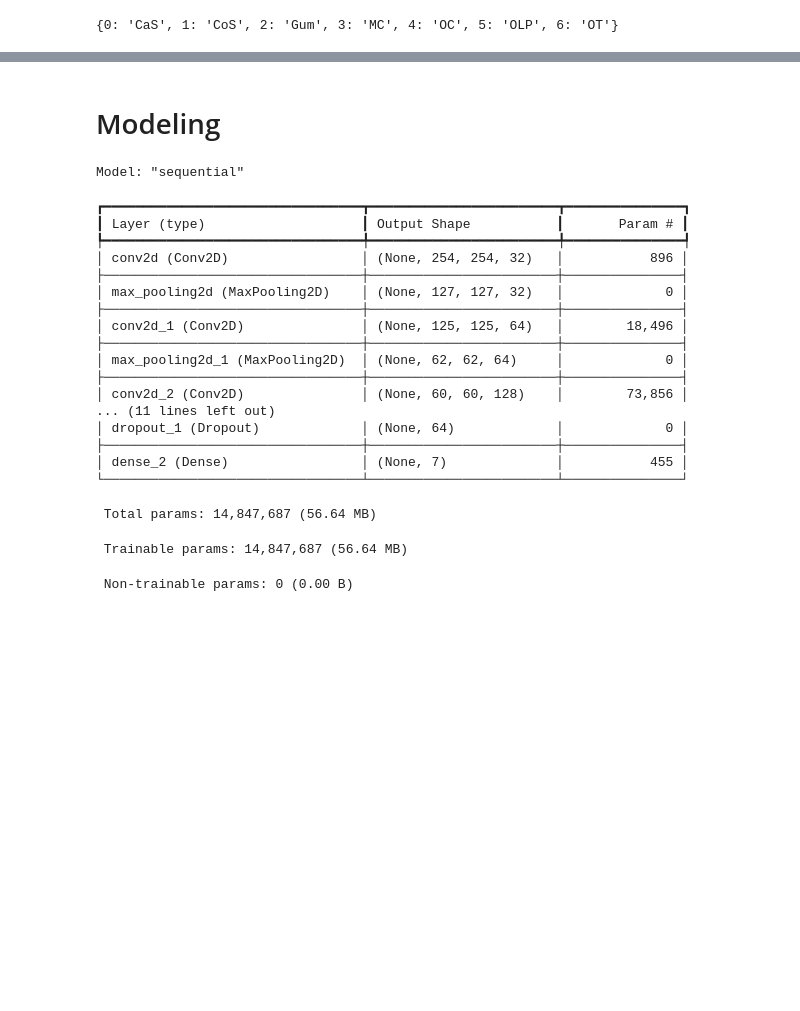
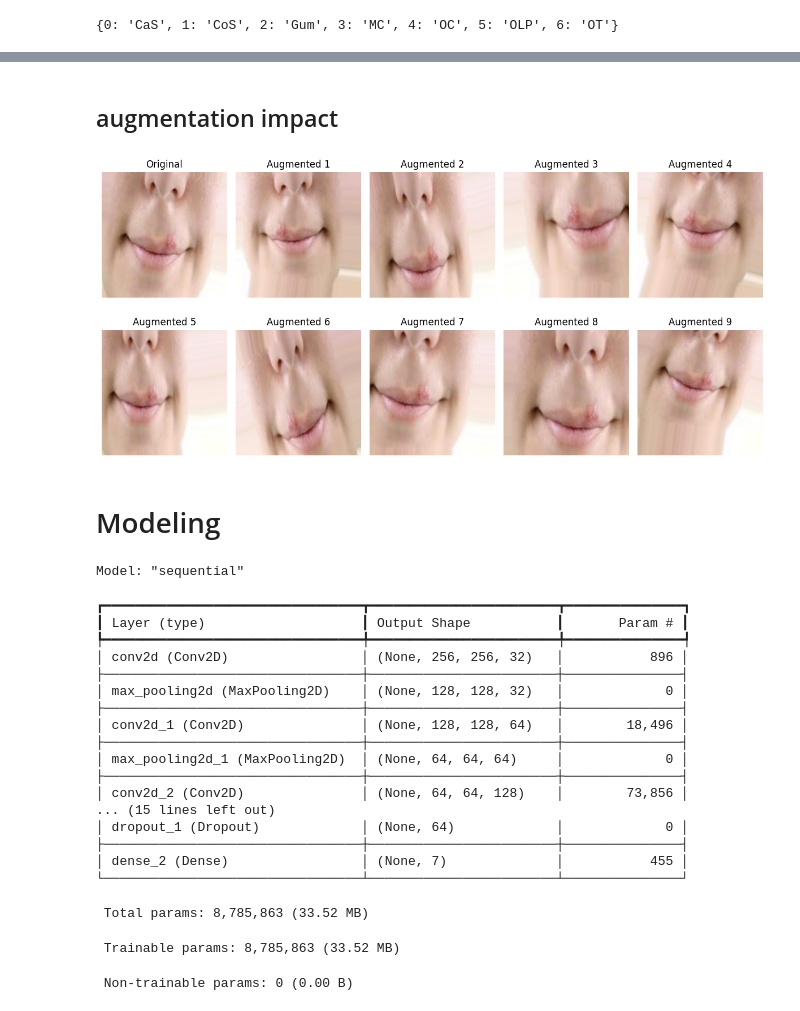
Before and after one commit to Alaawael3/Teeth_Disease, a Jupyter notebook: teethDisease_v1.ipynb, the cells around one changed output, grey strips where cells are left out. Cells and saved outputs as stored; diff of their text form; code cells hidden in the pictures; blank space fills up the shorter version.

```diff
--- a/teethDisease_v1.ipynb
+++ b/teethDisease_v1.ipynb
@@ -203,13 +251,54 @@ for image_batch, labels_batch in train:
+# %% [markdown]
+## augmentation impact
+# %%
+#  Step 1: Get one image path manually from train_dir
+# Assume subfolder structure: train_dir/class_name/image.jpg
+class_folder = os.listdir(train_dir)[1]  # Pick the first class
+image_name = os.listdir(os.path.join(train_dir, class_folder))[1]  # First image in that class
+img_path = os.path.join(train_dir, class_folder, image_name)
+
+# Step 2: Load image and convert to array
+original_img = load_img(img_path, target_size=(256, 256))
+img_array = img_to_array(original_img)
+img_array = np.expand_dims(img_array, axis=0)  # Make it batch-like
+
+# Step 3: Use your train_gen for augmentation
+augmented_generator = train_gen.flow(
+    img_array,
+    batch_size=1
+)
+
+# Step 4: Plot original + 9 augmented images
+plt.figure(figsize=(12, 6))
+
+plt.subplot(2, 5, 1)
+plt.imshow(original_img)
+plt.title("Original")
+plt.axis('off')
+
+for i in range(9):
+    aug_img = next(augmented_generator)[0]
+    plt.subplot(2, 5, i + 2)
+    plt.imshow(aug_img)
+    plt.title(f'Augmented {i+1}')
+    plt.axis('off')
+
+plt.tight_layout()
+plt.show()
+# %% [output]
+[figure, added]
 # %% [markdown]
 # Modeling
 # %%
 model=Sequential([
     Input(shape=(256,256,3)),
-    Conv2D(32,3,activation='relu'),
+    Conv2D(32,3,activation='relu',padding='same'),
     MaxPooling2D(),
-    Conv2D(64,3,activation='relu'),
+    Conv2D(64,3,activation='relu',padding='same'),
     MaxPooling2D(),
-    Conv2D(128,3,activation='relu'),
+    Conv2D(128,3,activation='relu',padding='same'),
+    MaxPooling2D(),
+    Conv2D(256,3,activation='relu',padding='same'),
     MaxPooling2D(),
     Flatten(),
     Dense(128,activation='relu'),
@@ -225,22 +314,22 @@ Model: "sequential"
 ┏━━━━━━━━━━━━━━━━━━━━━━━━━━━━━━━━━┳━━━━━━━━━━━━━━━━━━━━━━━━┳━━━━━━━━━━━━━━━┓
 ┃ Layer (type)                    ┃ Output Shape           ┃       Param # ┃
 ┡━━━━━━━━━━━━━━━━━━━━━━━━━━━━━━━━━╇━━━━━━━━━━━━━━━━━━━━━━━━╇━━━━━━━━━━━━━━━┩
-│ conv2d (Conv2D)                 │ (None, 254, 254, 32)   │           896 │
+│ conv2d (Conv2D)                 │ (None, 256, 256, 32)   │           896 │
 ├─────────────────────────────────┼────────────────────────┼───────────────┤
-│ max_pooling2d (MaxPooling2D)    │ (None, 127, 127, 32)   │             0 │
+│ max_pooling2d (MaxPooling2D)    │ (None, 128, 128, 32)   │             0 │
 ├─────────────────────────────────┼────────────────────────┼───────────────┤
-│ conv2d_1 (Conv2D)               │ (None, 125, 125, 64)   │        18,496 │
+│ conv2d_1 (Conv2D)               │ (None, 128, 128, 64)   │        18,496 │
 ├─────────────────────────────────┼────────────────────────┼───────────────┤
-│ max_pooling2d_1 (MaxPooling2D)  │ (None, 62, 62, 64)     │             0 │
+│ max_pooling2d_1 (MaxPooling2D)  │ (None, 64, 64, 64)     │             0 │
 ├─────────────────────────────────┼────────────────────────┼───────────────┤
-│ conv2d_2 (Conv2D)               │ (None, 60, 60, 128)    │        73,856 │
-... (11 lines left out)
+│ conv2d_2 (Conv2D)               │ (None, 64, 64, 128)    │        73,856 │
+... (15 lines left out)
 │ dropout_1 (Dropout)             │ (None, 64)             │             0 │
 ├─────────────────────────────────┼────────────────────────┼───────────────┤
 │ dense_2 (Dense)                 │ (None, 7)              │           455 │
 └─────────────────────────────────┴────────────────────────┴───────────────┘
- Total params: 14,847,687 (56.64 MB)
+ Total params: 8,785,863 (33.52 MB)
- Trainable params: 14,847,687 (56.64 MB)
+ Trainable params: 8,785,863 (33.52 MB)
  Non-trainable params: 0 (0.00 B)
 # %%
 %load_ext tensorboard
```
Also changed, not shown: parts of 37 cells of this notebook.
